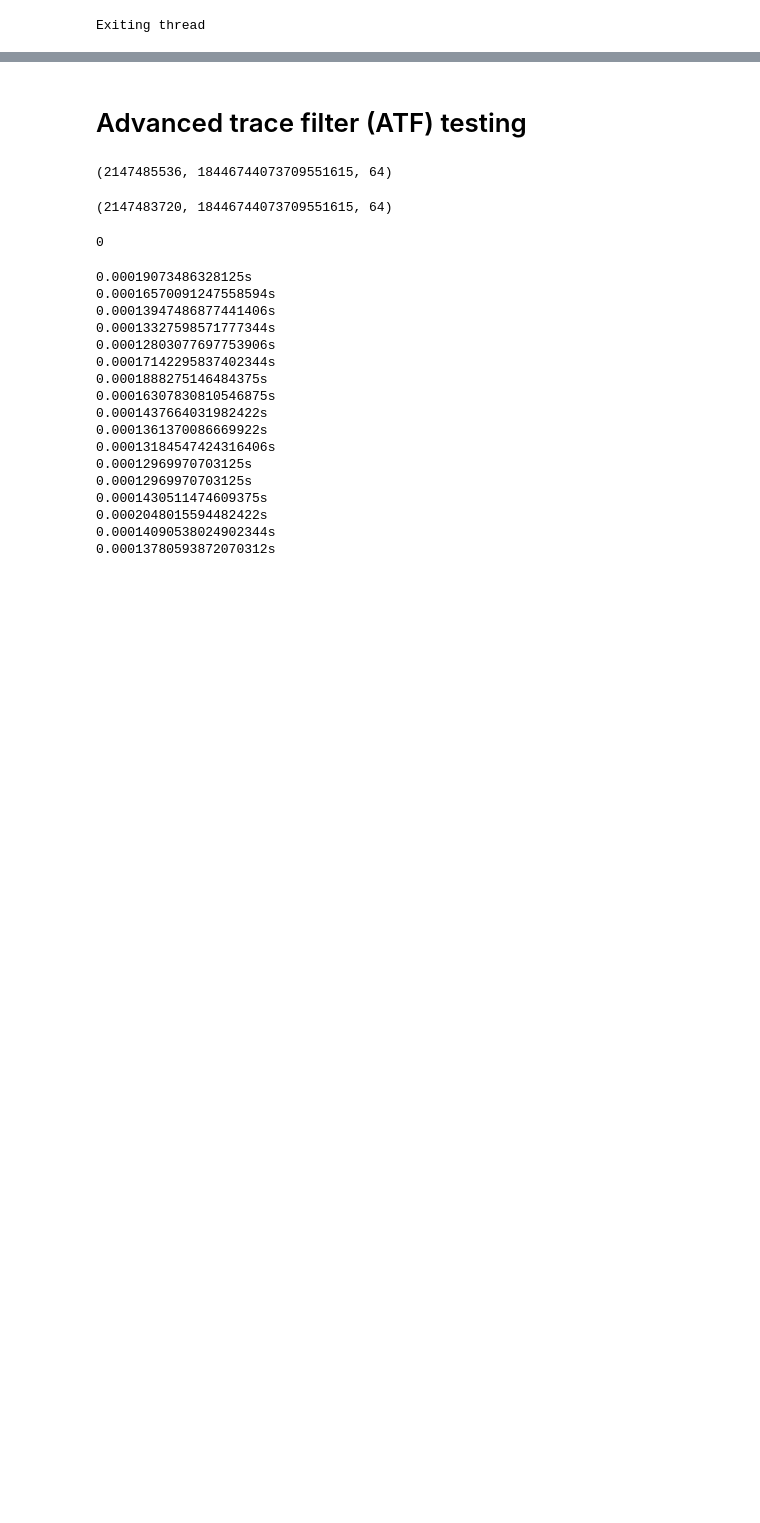
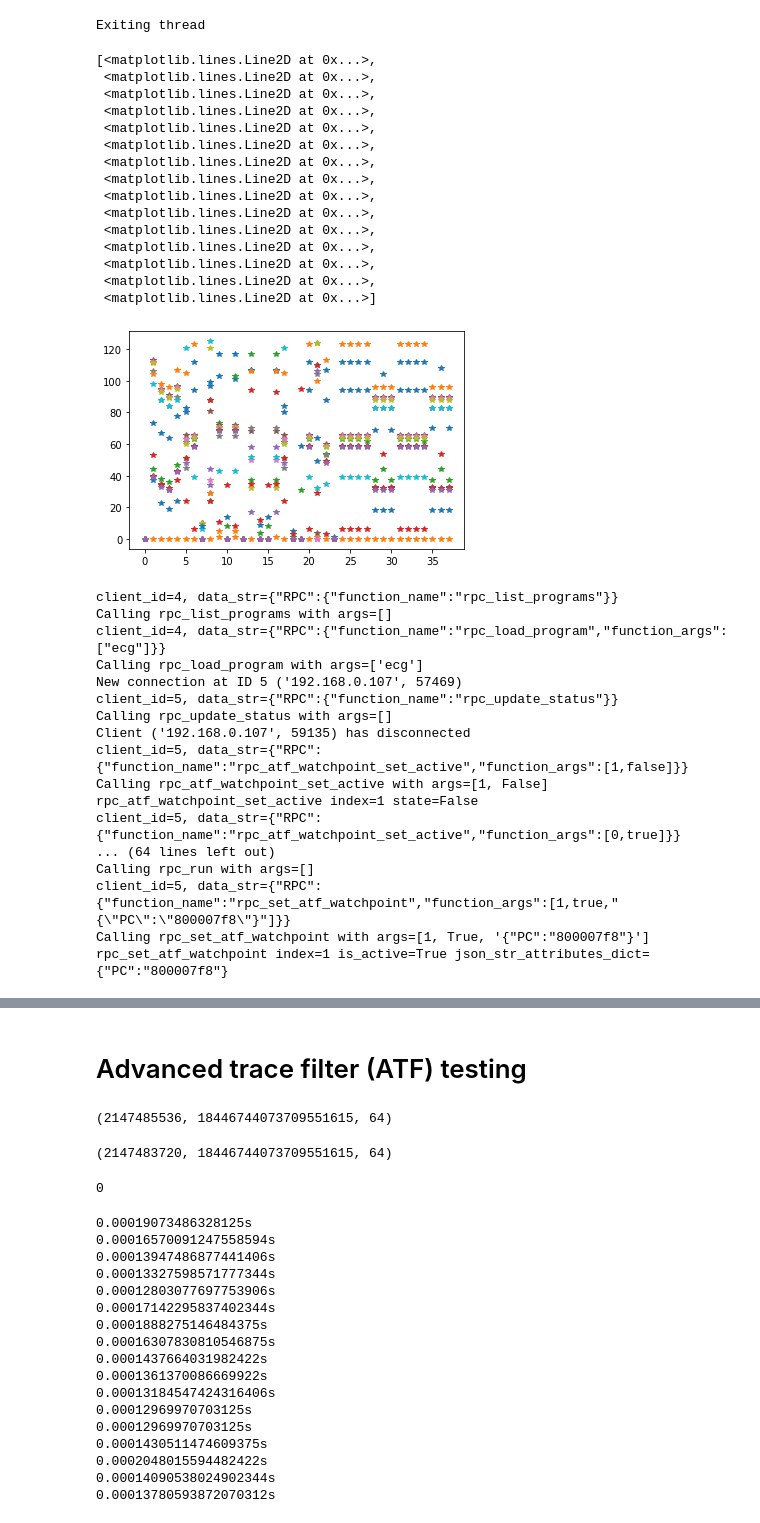
Before and after one commit to michalmonday/xohw23-121, a Jupyter notebook: jupyter_notebooks/pynq_wrapper.ipynb, the cells around one changed output, grey strips where cells are left out. Saved outputs shown, nothing was run; the diff lists cells and outputs as text; code cells hidden in the pictures; blank space fills up the shorter version.

```diff
--- a/jupyter_notebooks/pynq_wrapper.ipynb
+++ b/jupyter_notebooks/pynq_wrapper.ipynb
@@ -411,15 +412,27 @@ class MODE:
     TESTING = 0b10
     TRAINING_AND_TESTING = 0b11
 
+def remove_too_varying_performance_events(events):
+    events_copy = list(events)
+    to_remove = ['Core__1_BUSY_NO_CONSUME']
+    for ev in to_remove:
+        index = event_names.index(ev)
+        del events_copy[index]
+    return events_copy
+
+used_events = remove_too_varying_performance_events(event_names)
+
+USED_PERFORMANCE_EVENTS_COUNT = len(used_events)
+
 # declaration of some variables that are controlled by the client.
 mode = MODE.IDLE
-anomaly_detection = Anomaly_Detection(PERFORMANCE_EVENTS_COUNT) # model for anomaly detection
+anomaly_detection = Anomaly_Detection(USED_PERFORMANCE_EVENTS_COUNT) # model for anomaly detection
 is_arbitrary_halt_active = False
 loaded_program = 'ecg_baseline'
 is_running = False
 from advanced_trace_filter import ATF_Watchpoints
 atf_watchpoints = ATF_Watchpoints(cms_ctrl)
-atf_watchpoints.load_watchpoint()
+atf_watchpoints.load_watchpoints()
 atf_watchpoints.push_all_watchpoints_to_cms()
 
 def list_subfolders_with_paths(path):
@@ -727,0 +770,36 @@ anomaly_detection.vectors_hashes
+# %%
+plt.plot(anomaly_detection.dataset.T, linestyle='', marker="*")
+# %% [output]
+[<matplotlib.lines.Line2D at 0x...>,
+ <matplotlib.lines.Line2D at 0x...>,
+ <matplotlib.lines.Line2D at 0x...>,
+ <matplotlib.lines.Line2D at 0x...>,
+ <matplotlib.lines.Line2D at 0x...>,
+ <matplotlib.lines.Line2D at 0x...>,
+ <matplotlib.lines.Line2D at 0x...>,
+ <matplotlib.lines.Line2D at 0x...>,
+ <matplotlib.lines.Line2D at 0x...>,
+ <matplotlib.lines.Line2D at 0x...>,
+ <matplotlib.lines.Line2D at 0x...>,
+ <matplotlib.lines.Line2D at 0x...>,
+ <matplotlib.lines.Line2D at 0x...>,
+ <matplotlib.lines.Line2D at 0x...>,
+ <matplotlib.lines.Line2D at 0x...>]
+[figure, added]
+client_id=4, data_str={"RPC":{"function_name":"rpc_list_programs"}}
+Calling rpc_list_programs with args=[]
+client_id=4, data_str={"RPC":{"function_name":"rpc_load_program","function_args":["ecg"]}}
+Calling rpc_load_program with args=['ecg']
+New connection at ID 5 ('192.168.0.107', 57469)
+client_id=5, data_str={"RPC":{"function_name":"rpc_update_status"}}
+Calling rpc_update_status with args=[]
+Client ('192.168.0.107', 59135) has disconnected
+client_id=5, data_str={"RPC":{"function_name":"rpc_atf_watchpoint_set_active","function_args":[1,false]}}
+Calling rpc_atf_watchpoint_set_active with args=[1, False]
+rpc_atf_watchpoint_set_active index=1 state=False
+client_id=5, data_str={"RPC":{"function_name":"rpc_atf_watchpoint_set_active","function_args":[0,true]}}
+... (64 lines left out)
+Calling rpc_run with args=[]
+client_id=5, data_str={"RPC":{"function_name":"rpc_set_atf_watchpoint","function_args":[1,true,"{\"PC\":\"800007f8\"}"]}}
+Calling rpc_set_atf_watchpoint with args=[1, True, '{"PC":"800007f8"}']
+rpc_set_atf_watchpoint index=1 is_active=True json_str_attributes_dict={"PC":"800007f8"}
```
Also changed, not shown: parts of 15 cells of this notebook, 22 other files.
